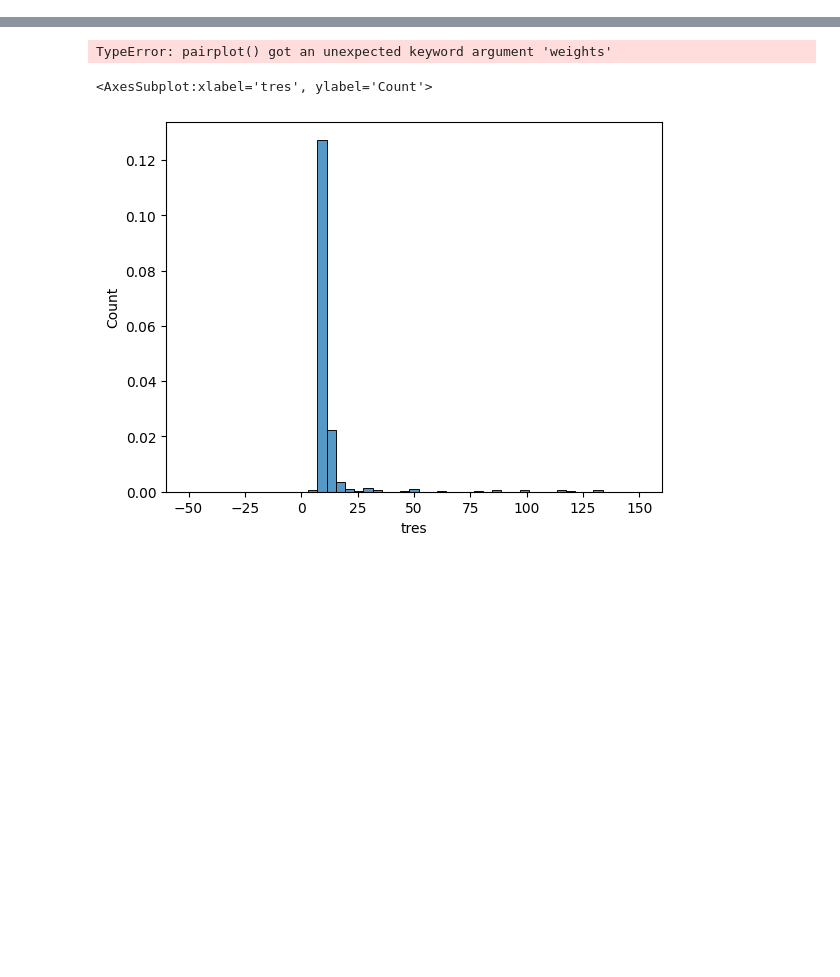
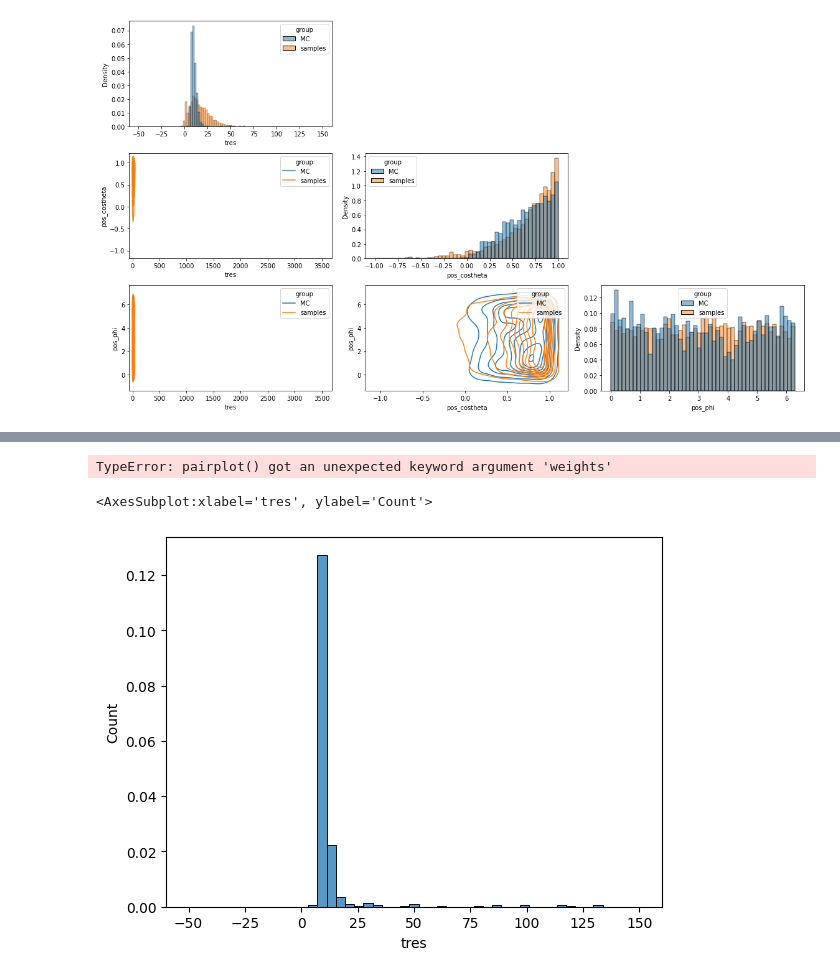
Before and after one commit to chrhck/NeutrinoTelescopes, a Jupyter notebook: notebooks/fit_normalizing_flow.ipynb, the cells around one changed output, grey strips where cells are left out. Saved outputs shown, nothing was run; the diff lists cells and outputs as text; code cells hidden in the pictures; blank space fills up the shorter version.

```diff
--- a/notebooks/fit_normalizing_flow.ipynb
+++ b/notebooks/fit_normalizing_flow.ipynb
@@ -301,7 +307,7 @@ def read_photon_table_hdf_unweighted(fname, ix, ds):
 
     return data_df, labels
 # %%
-ds = HDF5PPhotonTable("../assets/photon_tables_extended_1.hd5",0 , -1)
+ds = HDF5PPhotonTable("../assets/photon_tables_extended_1.hd5", 0, 400, time_range=(-50, 200))
 
 split_len = int(np.ceil(0.9*len(ds)))
 
@@ -316,11 +328,19 @@ len(train_loader)
 # %%
-pdf = jammy_flows.pdf("e1+s2", "ggg+v", conditional_input_dim=4, hidden_mlp_dims_sub_pdfs="128")
+extra_flow_defs = {
+    "g": {
+        "clamp_widths": 1,
+        #"nonlinear_stretch_type": "rq_splines"
+    }
+}
+
+
+pdf = jammy_flows.pdf("e1+s2", "gg+vv", conditional_input_dim=5, hidden_mlp_dims_sub_pdfs="256", options_overwrite=extra_flow_defs)
 pdf.init_params(data=next(iter(train_loader))[0][:, :3])
 
 optim = Adam(pdf.parameters(), lr=0.001)
 writer = SummaryWriter("/tmp/tensorboard/nflow_e1s2")
 
-data_df, labels_plot = read_photon_table_hdf_unweighted("../assets/photon_table.hd5", 30, ds)
+data_df, labels_plot = read_photon_table_hdf_unweighted("../assets/photon_tables_extended_1.hd5", 401, ds)
 
 train_iter = 0
 for epoch in range(100):
@@ -342,7 +362,7 @@ for epoch in range(100):
         neg_log_loss = (-log_pdf * w).mean()
         neg_log_loss.backward()
 
-        torch.nn.utils.clip_grad_norm(pdf.parameters(), clip_value=0.3)
+        #torch.nn.utils.clip_grad_norm(pdf.parameters(), clip_value=0.3)
 
         total_norm = 0
         for p in pdf.parameters():
@@ -351,7 +371,7 @@ for epoch in range(100):
         total_norm = total_norm ** 0.5
 
         grad_max = max([p.grad.detach().data.max() for p in pdf.parameters()])
-        grad_min = min([p.grad.detach().data.max() for p in pdf.parameters()])
+        grad_min = min([p.grad.detach().data.min() for p in pdf.parameters()])
 
 
         optim.step()
@@ -422,0 +426,38 @@ tensor([[    nan,  0.6366, -0.4429],
+# %%
+data_df, labels = read_photon_table_hdf_unweighted("../assets/photon_tables_extended_1.hd5", 450, ds)
+
+data_df = data_df.loc[:5000, :]
+
+sph = cart_to_sph(data_df["pos_x"] / 0.21, data_df["pos_y"] / 0.21, data_df["pos_z"] / 0.21)
+data_df["pos_theta"] = sph[:, 0]
+data_df["pos_phi"] = sph[:, 1]
+data_df["pos_costheta"] = np.cos(sph[:, 0])
+
+targ, bas, lpdf_targ, lpdf_bas = pdf.to("cpu").sample(samplesize=5000, conditional_input=labels[0, :].repeat(5000, 1))
+targ = pd.DataFrame(targ.numpy(), columns=["tres", "pos_theta", "pos_phi"])
+
+data_df["group"] = "MC"
+targ["group"] = "samples"
+targ["weight"] = 1.
+targ["pos_costheta"] = np.cos(targ["pos_theta"])
+
+data = pd.concat([data_df, targ]).reset_index()
+
+fig, axs = plt.subplots(3, 3, figsize=(16, 9))
+bins_1 = np.linspace(-50, 150, 50)
+bins_2 = np.linspace(-1, 1, 50)
+bins_3 = np.linspace(0, 2*np.pi, 50)
+sns.histplot(data, x="tres", weights="weight", bins=bins, hue="group", stat="density", ax=axs[0][0])
+sns.histplot(data, x="pos_costheta", weights="weight", bins=bins_2, hue="group", stat="density", ax=axs[1][1])
+sns.histplot(data, x="pos_phi", weights="weight", bins=bins_3, hue="group", stat="density", ax=axs[2][2])
+sns.kdeplot(data=data, x="tres", y="pos_costheta", weights="weight", ax=axs[1][0], hue="group")
+sns.kdeplot(data=data, x="tres", y="pos_phi", weights="weight", ax=axs[2][0], hue="group")
+sns.kdeplot(data=data, x="pos_costheta", y="pos_phi", weights="weight", ax=axs[2][1], hue="group")
+
+axs[0][1].set_axis_off()
+axs[0][2].set_axis_off()
+axs[1][2].set_axis_off()
+
+plt.tight_layout()
+# %% [output]
+[figure, added]
```
Also changed, not shown: parts of 7 cells of this notebook.
